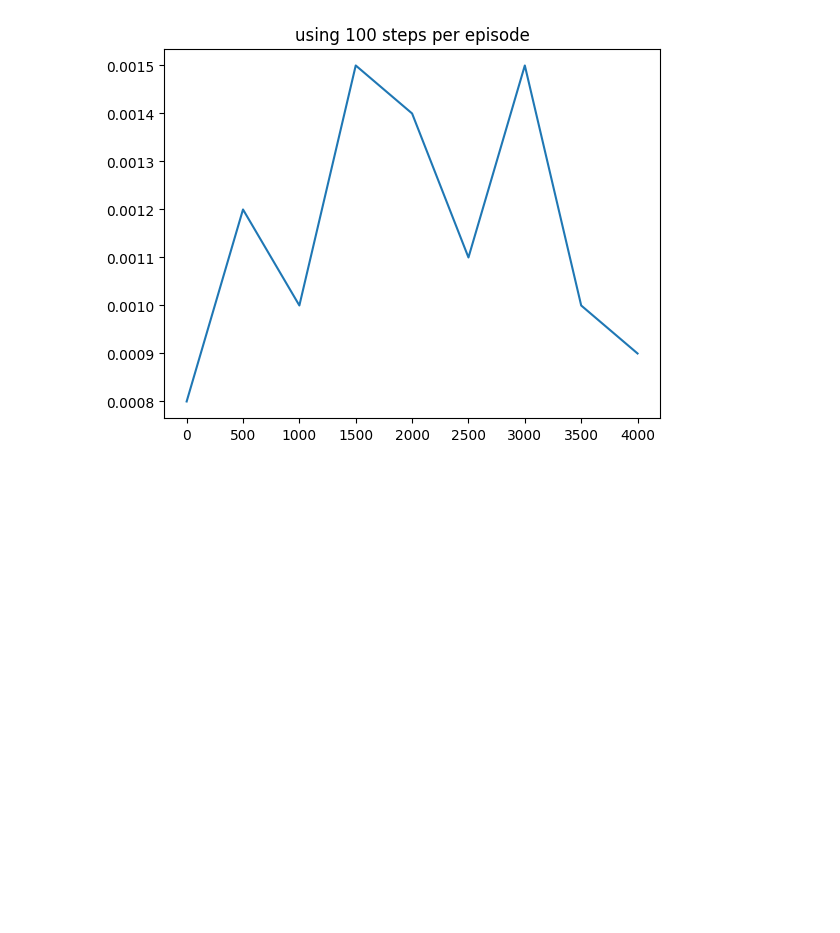
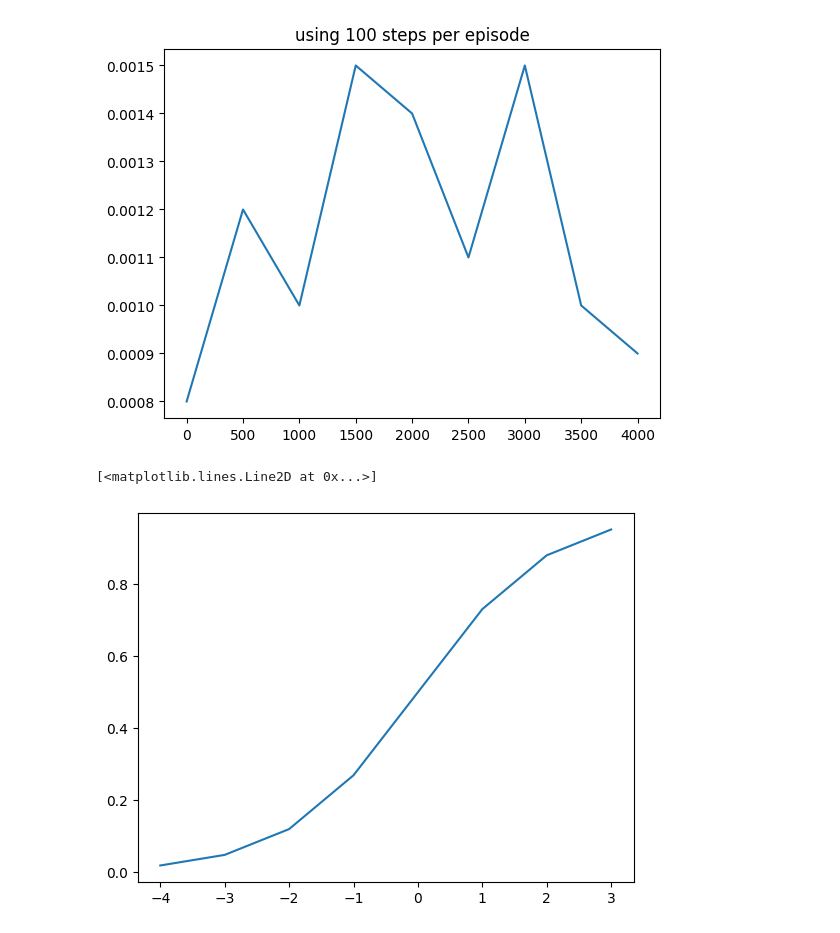
Before and after one commit to BKairat/multi_robot_navigation, a Jupyter notebook: dev.ipynb, the cells around one changed output. Saved outputs shown, nothing was run; the diff lists cells and outputs as text; code cells hidden in the pictures; blank space fills up the shorter version.

```diff
--- a/dev.ipynb
+++ b/dev.ipynb
@@ -1037,3 +1037,12 @@ plt.title('using 100 steps per episode')
 # %% [output]
 Text(0.5, 1.0, 'using 100 steps per episode')
 [figure]
+# %%
+def sigmoid(x):
+    return 1 / (1 + np.exp(-x))
+l = [i for i in range(-4, 4)]
+y = [sigmoid(x) for x in l]
+plt.plot(l, y)
+# %% [output]
+[<matplotlib.lines.Line2D at 0x...>]
+[figure, added]
```
Also changed, not shown: parts of 2 cells of this notebook, 9 other files.
